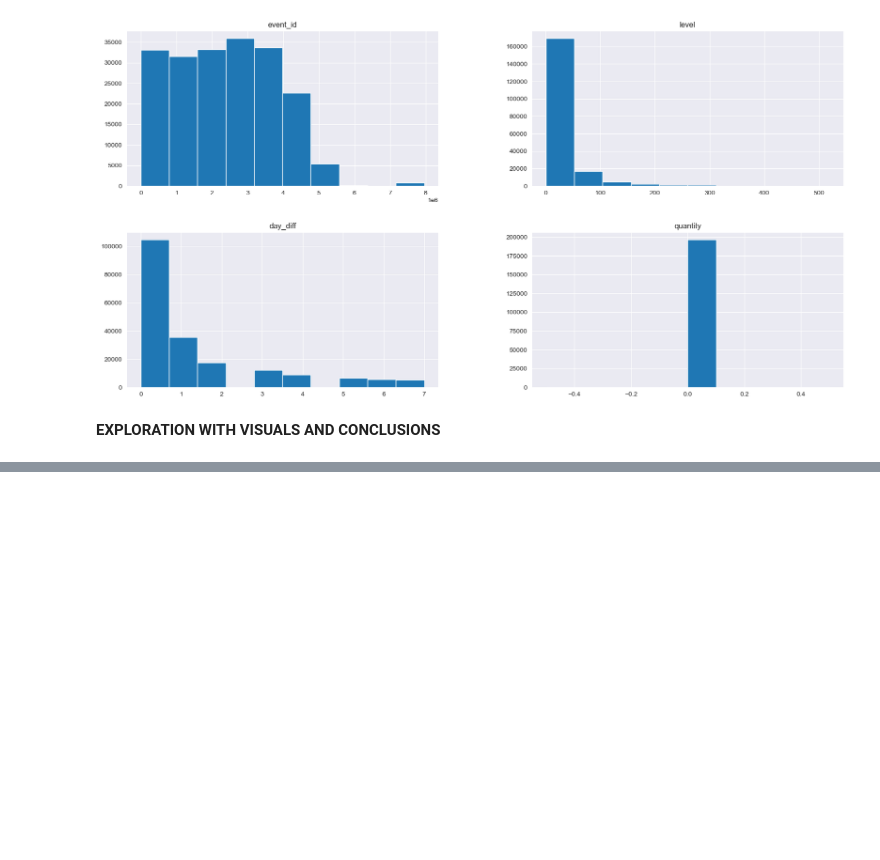
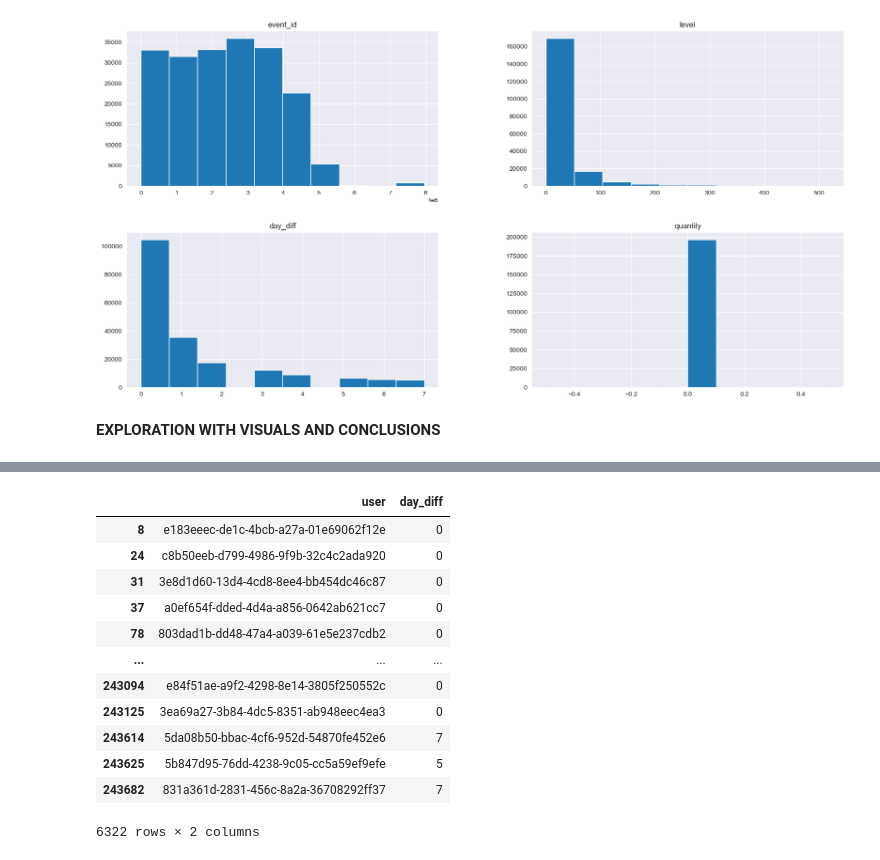
Before and after one commit to ducnm7/indiez_assign, a Jupyter notebook: notebooks/data_analyze.ipynb, the cells around one changed output, grey strips where cells are left out. Saved outputs shown, nothing was run; the diff lists cells and outputs as text; code cells hidden in the pictures; blank space fills up the shorter version.

```diff
--- a/notebooks/data_analyze.ipynb
+++ b/notebooks/data_analyze.ipynb
@@ -49,6 +50,10 @@ reason_to_die     object
 quantity           int64
 version           object
 dtype: object
+# %%
+# Convert float columns from float to int
+game_end['day_diff'] = game_end['day_diff'].astype(int)
+game_end['win'] = game_end['win'].astype(int)
 # %%
 # check each columns number of unique values
 game_end.nunique()
@@ -483,0 +524,21 @@ version 1.5.2?*
+# %%
+# Filter the DataFrame for rows where the version is '1.5.2'
+game_end_1_5 = game_end[(game_end['version'] == '1.5.2') & (game_end['level'] == 1) & (game_end['win'] == 1)]
+##Select the necessary columns
+game_end_1_5_users = game_end_1_5.loc[:, ['user', 'day_diff']]
+game_end_1_5_users.drop_duplicates(inplace=True)
+game_end_1_5_users
+# %% [output]
+|  | user | day_diff |
+| 8 | e183eeec-de1c-4bcb-a27a-01e69062f12e | 0 |
+| 24 | c8b50eeb-d799-4986-9f9b-32c4c2ada920 | 0 |
+| 31 | 3e8d1d60-13d4-4cd8-8ee4-bb454dc46c87 | 0 |
+| 37 | a0ef654f-dded-4d4a-a856-0642ab621cc7 | 0 |
+| 78 | 803dad1b-dd48-47a4-a039-61e5e237cdb2 | 0 |
+| ... | ... | ... |
+| 243094 | e84f51ae-a9f2-4298-8e14-3805f250552c | 0 |
+| 243125 | 3ea69a27-3b84-4dc5-8351-ab948eec4ea3 | 0 |
+| 243614 | 5da08b50-bbac-4cf6-952d-54870fe452e6 | 7 |
+| 243625 | 5b847d95-76dd-4238-9c05-cc5a59ef9efe | 5 |
+| 243682 | 831a361d-2831-456c-8a2a-36708292ff37 | 7 |
+6322 rows × 2 columns
```
Also changed, not shown: parts of 39 cells of this notebook, 4 other files.
